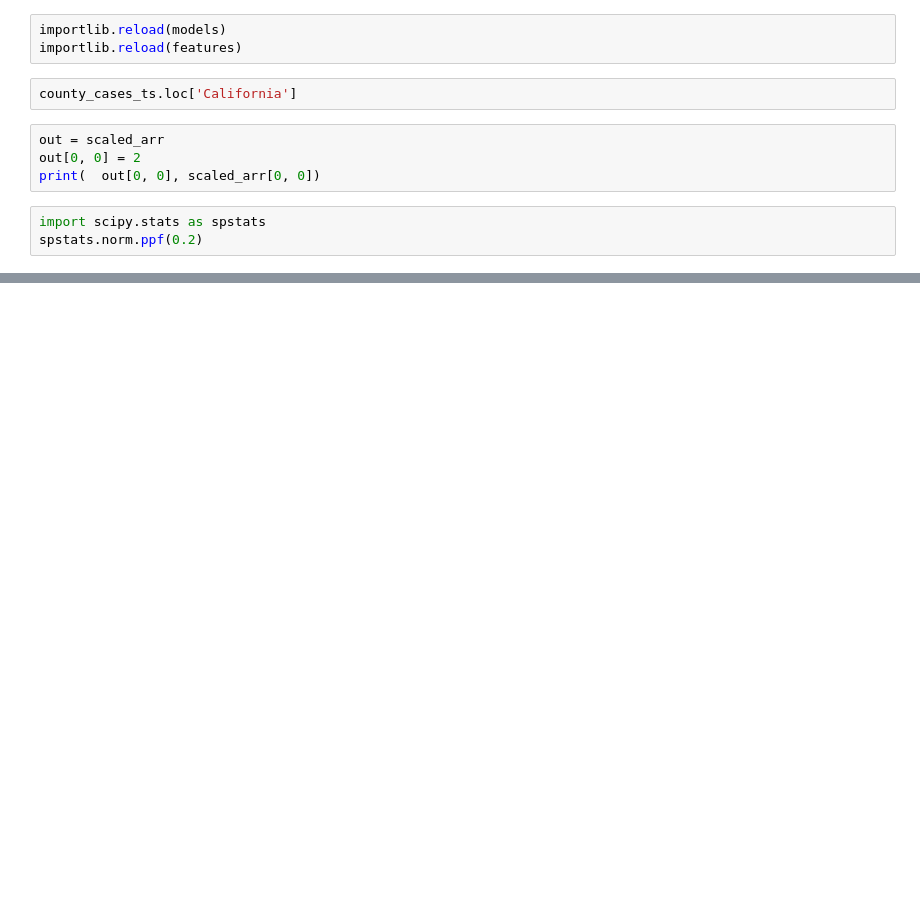
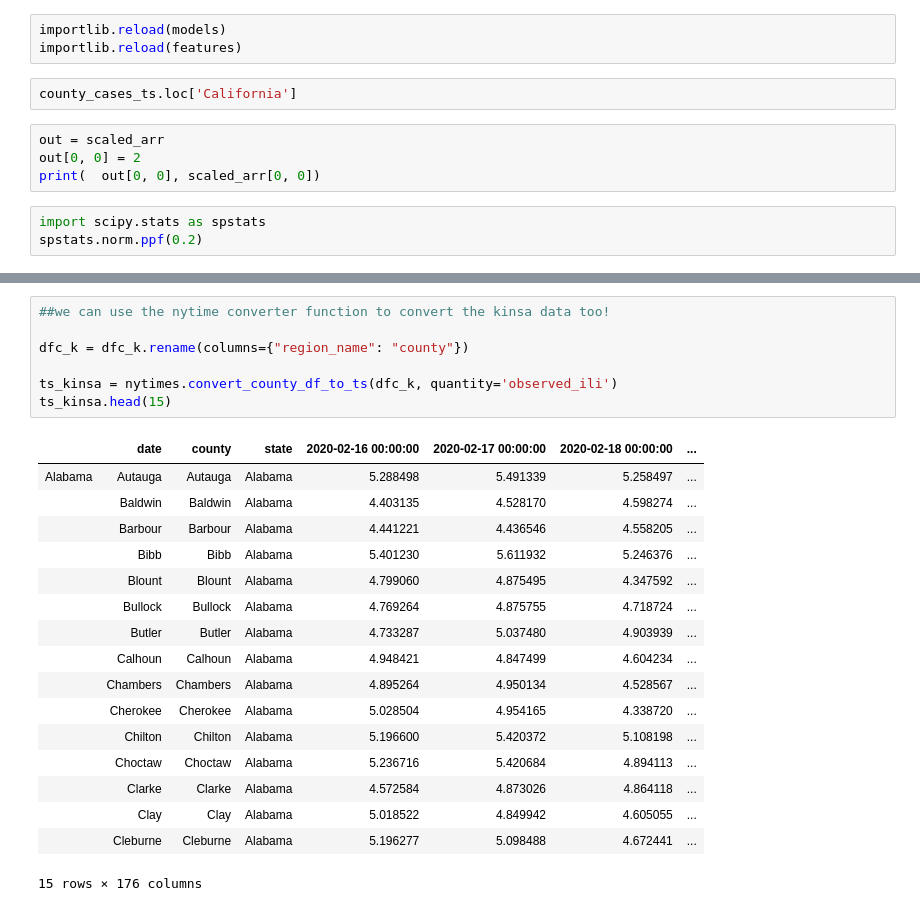
Before and after one commit to yash-deshpande/isolat-public, a Jupyter notebook: src/demo_forecast.ipynb, the cells around one changed output, grey strips where cells are left out. Saved outputs shown, nothing was run; the diff lists cells and outputs as text; blank space fills up the shorter version.

```diff
--- a/src/demo_forecast.ipynb
+++ b/src/demo_forecast.ipynb
@@ -100,0 +171,25 @@ spstats.norm.ppf(0.2)
+# %%
+##we can use the nytime converter function to convert the kinsa data too!
+
+dfc_k = dfc_k.rename(columns={"region_name": "county"})
+
+ts_kinsa = nytimes.convert_county_df_to_ts(dfc_k, quantity='observed_ili')
+ts_kinsa.head(15)
+# %% [output]
+|  | date | county | state | 2020-02-16 00:00:00 | 2020-02-17 00:00:00 | 2020-02-18 00:00:00 | ... |
+| Alabama | Autauga | Autauga | Alabama | 5.288498 | 5.491339 | 5.258497 | ... |
+|  | Baldwin | Baldwin | Alabama | 4.403135 | 4.528170 | 4.598274 | ... |
+|  | Barbour | Barbour | Alabama | 4.441221 | 4.436546 | 4.558205 | ... |
+|  | Bibb | Bibb | Alabama | 5.401230 | 5.611932 | 5.246376 | ... |
+|  | Blount | Blount | Alabama | 4.799060 | 4.875495 | 4.347592 | ... |
+|  | Bullock | Bullock | Alabama | 4.769264 | 4.875755 | 4.718724 | ... |
+|  | Butler | Butler | Alabama | 4.733287 | 5.037480 | 4.903939 | ... |
+|  | Calhoun | Calhoun | Alabama | 4.948421 | 4.847499 | 4.604234 | ... |
+|  | Chambers | Chambers | Alabama | 4.895264 | 4.950134 | 4.528567 | ... |
+|  | Cherokee | Cherokee | Alabama | 5.028504 | 4.954165 | 4.338720 | ... |
+|  | Chilton | Chilton | Alabama | 5.196600 | 5.420372 | 5.108198 | ... |
+|  | Choctaw | Choctaw | Alabama | 5.236716 | 5.420684 | 4.894113 | ... |
+|  | Clarke | Clarke | Alabama | 4.572584 | 4.873026 | 4.864118 | ... |
+|  | Clay | Clay | Alabama | 5.018522 | 4.849942 | 4.605055 | ... |
+|  | Cleburne | Cleburne | Alabama | 5.196277 | 5.098488 | 4.672441 | ... |
+15 rows × 176 columns
```
Also changed, not shown: parts of 6 cells of this notebook.
